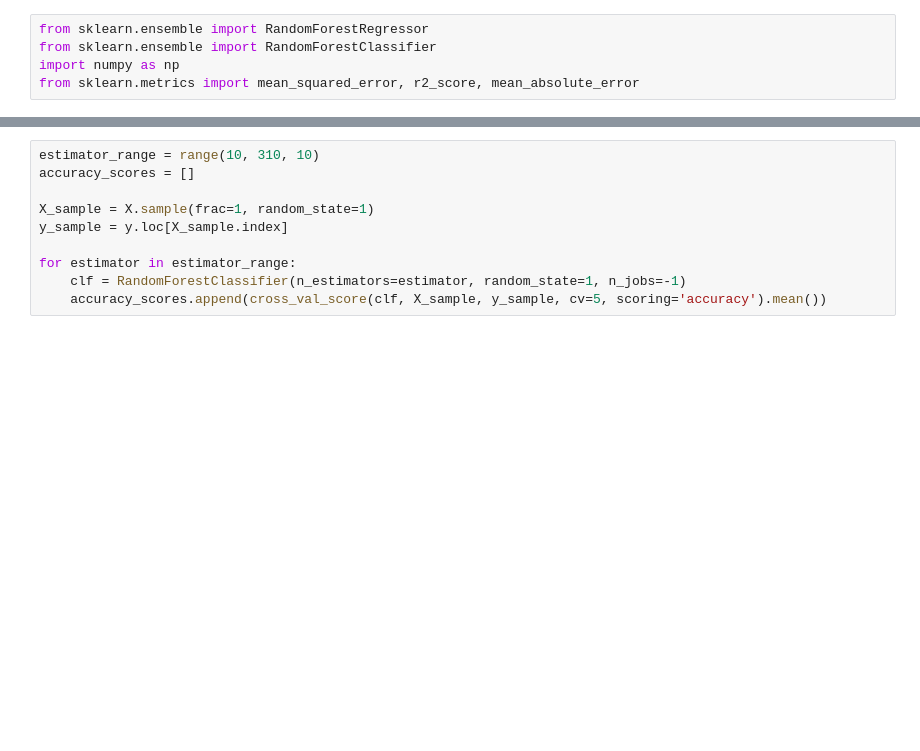
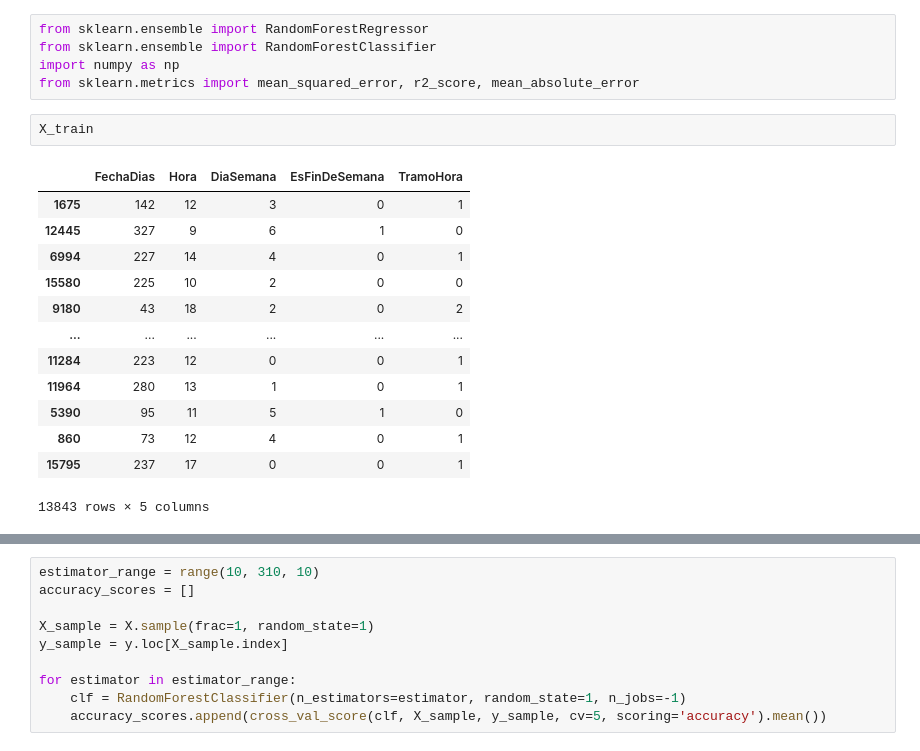
Before and after one commit to PhoenixDwarf/FORK-Inteligencia-artificial-computacion-U, a Jupyter notebook: Examen Final/Animalitos/analisis.ipynb, the cells around one changed output, grey strips where cells are left out. Cells and saved outputs as stored; diff of their text form; blank space fills up the shorter version.

```diff
--- a/Examen Final/Animalitos/analisis.ipynb
+++ b/Examen Final/Animalitos/analisis.ipynb
@@ -113,3 +124,19 @@ from sklearn.ensemble import RandomForestRegressor
 from sklearn.ensemble import RandomForestClassifier
 import numpy as np
 from sklearn.metrics import mean_squared_error, r2_score, mean_absolute_error
+# %%
+X_train
+# %% [output]
+|  | FechaDias | Hora | DiaSemana | EsFinDeSemana | TramoHora |
+| 1675 | 142 | 12 | 3 | 0 | 1 |
+| 12445 | 327 | 9 | 6 | 1 | 0 |
+| 6994 | 227 | 14 | 4 | 0 | 1 |
+| 15580 | 225 | 10 | 2 | 0 | 0 |
+| 9180 | 43 | 18 | 2 | 0 | 2 |
+| ... | ... | ... | ... | ... | ... |
+| 11284 | 223 | 12 | 0 | 0 | 1 |
+| 11964 | 280 | 13 | 1 | 0 | 1 |
+| 5390 | 95 | 11 | 5 | 1 | 0 |
+| 860 | 73 | 12 | 4 | 0 | 1 |
+| 15795 | 237 | 17 | 0 | 0 | 1 |
+13843 rows × 5 columns
```
Also changed, not shown: parts of 22 cells of this notebook, 1 other file.
